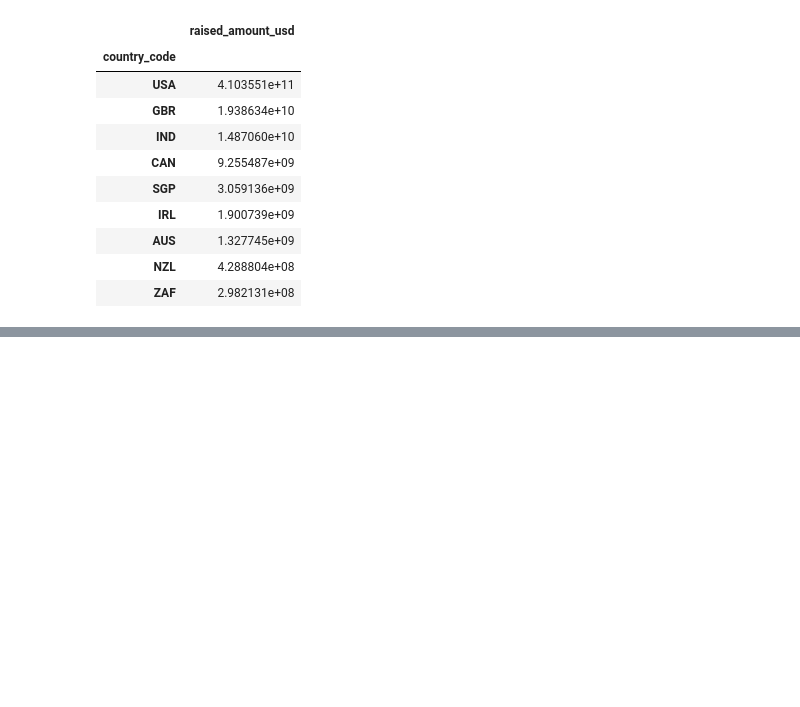
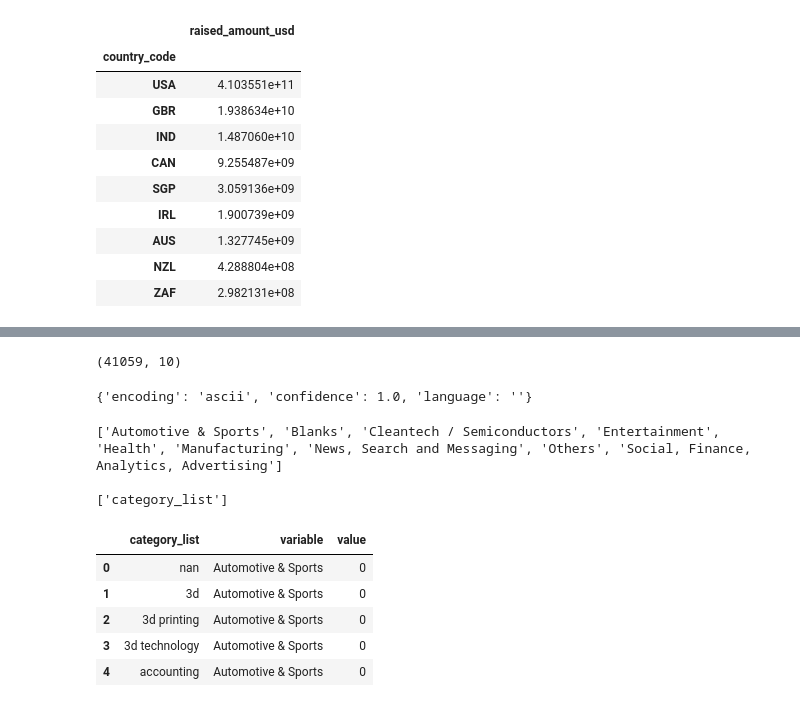
Before and after one commit to PCP4Dev/AI, a Jupyter notebook: InvestmentAssignment/Investment Assignment.ipynb, the cells around one changed output, grey strips where cells are left out. Drawn from its saved outputs; the diff is of its cells as text; code cells hidden in the pictures; blank space fills up the shorter version.

```diff
--- a/InvestmentAssignment/Investment Assignment.ipynb
+++ b/InvestmentAssignment/Investment Assignment.ipynb
@@ -457,0 +463,15 @@ master_frame_venture_EngSpeaking.sample(10)
+# %%
+master_frame_venture_EngSpeaking.shape
+# %% [output]
+(41059, 10)
+# %%
+import chardet
+with open("./mapping.csv", 'rb') as rawdata:
+    result = chardet.detect(rawdata.read(2000))
+
+# check what the character encoding might be
+print(result)
+# %% [output]
+{'encoding': 'ascii', 'confidence': 1.0, 'language': ''}
+# %%
+mapping  = pd.read_csv("./mapping.csv", encoding='ascii')
@@ -457,0 +481,22 @@ master_frame_venture_EngSpeaking.sample(10)
+# %%
+value_vars = list(mapping.columns[1:])
+id_vars = list(np.setdiff1d(mapping.columns, value_vars))
+print(value_vars, "\n")
+print(id_vars)
+# %% [output]
+['Automotive & Sports', 'Blanks', 'Cleantech / Semiconductors', 'Entertainment', 'Health', 'Manufacturing', 'News, Search and Messaging', 'Others', 'Social, Finance, Analytics, Advertising']
+
+['category_list']
+# %%
+# convert into long
+long_mapping_df = pd.melt(mapping,
+        id_vars = id_vars,
+        value_vars = value_vars)
+long_mapping_df.head()
+# %% [output]
+|  | category_list | variable | value |
+| 0 | nan | Automotive & Sports | 0 |
+| 1 | 3d | Automotive & Sports | 0 |
+| 2 | 3d printing | Automotive & Sports | 0 |
+| 3 | 3d technology | Automotive & Sports | 0 |
+| 4 | accounting | Automotive & Sports | 0 |
```
Also changed, not shown: parts of 43 cells of this notebook, 1 other file.
